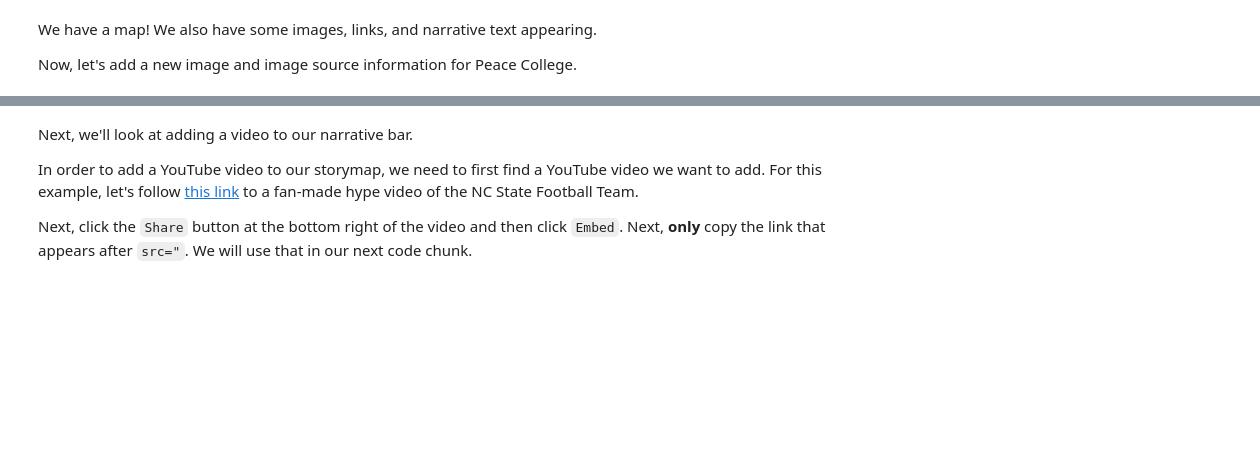
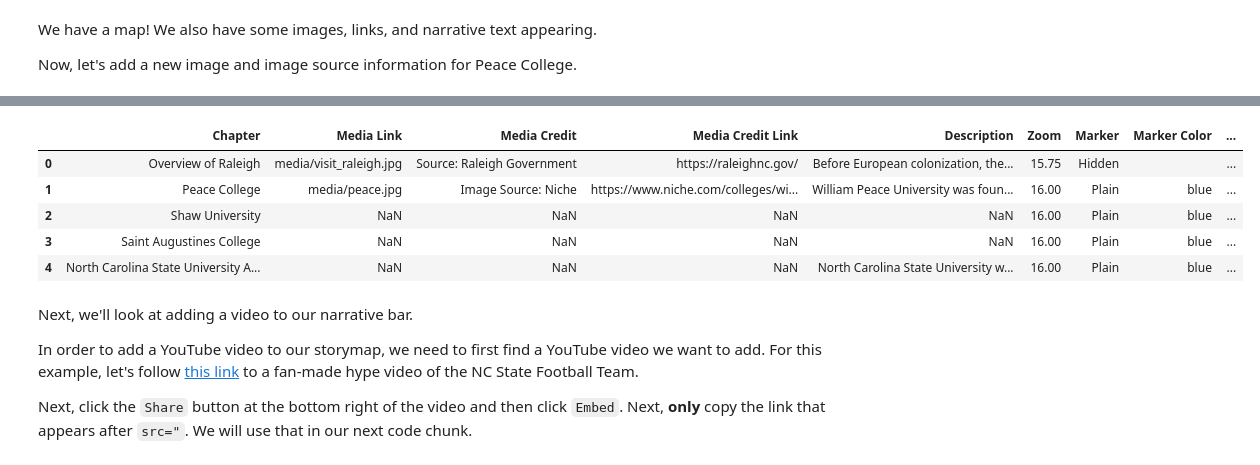
Before and after one commit to cmnottin/leaflet_storymap_2023, a Jupyter notebook: storymap.ipynb, the cells around one changed output, grey strips where cells are left out. Cells and saved outputs as stored; diff of their text form; code cells hidden in the pictures; blank space fills up the shorter version.

Commit message:
Description and Media changes

```diff
--- a/storymap.ipynb
+++ b/storymap.ipynb
@@ -387,0 +495,12 @@ chapter_df.head()
+# %%
+#adding nc state description
+chapter_df.loc[4, "Description"] = "North Carolina State University was founded in 1887. The original school colors were blue and pink. These were later changed to red and white."
+
+chapter_df.head()
+# %% [output]
+|  | Chapter | Media Link | Media Credit | Media Credit Link | Description | Zoom | Marker | Marker Color | ... |
+| 0 | Overview of Raleigh | media/visit_raleigh.jpg | Source: Raleigh Government | https://raleighnc.gov/ | Before European colonization, the... | 15.75 | Hidden |  | ... |
+| 1 | Peace College | media/peace.jpg | Image Source: Niche | https://www.niche.com/colleges/wi... | William Peace University was foun... | 16.00 | Plain | blue | ... |
+| 2 | Shaw University | NaN | NaN | NaN | NaN | 16.00 | Plain | blue | ... |
+| 3 | Saint Augustines College | NaN | NaN | NaN | NaN | 16.00 | Plain | blue | ... |
+| 4 | North Carolina State University A... | NaN | NaN | NaN | North Carolina State University w... | 16.00 | Plain | blue | ... |
```
Also changed, not shown: parts of 15 cells of this notebook, 1 other file.
